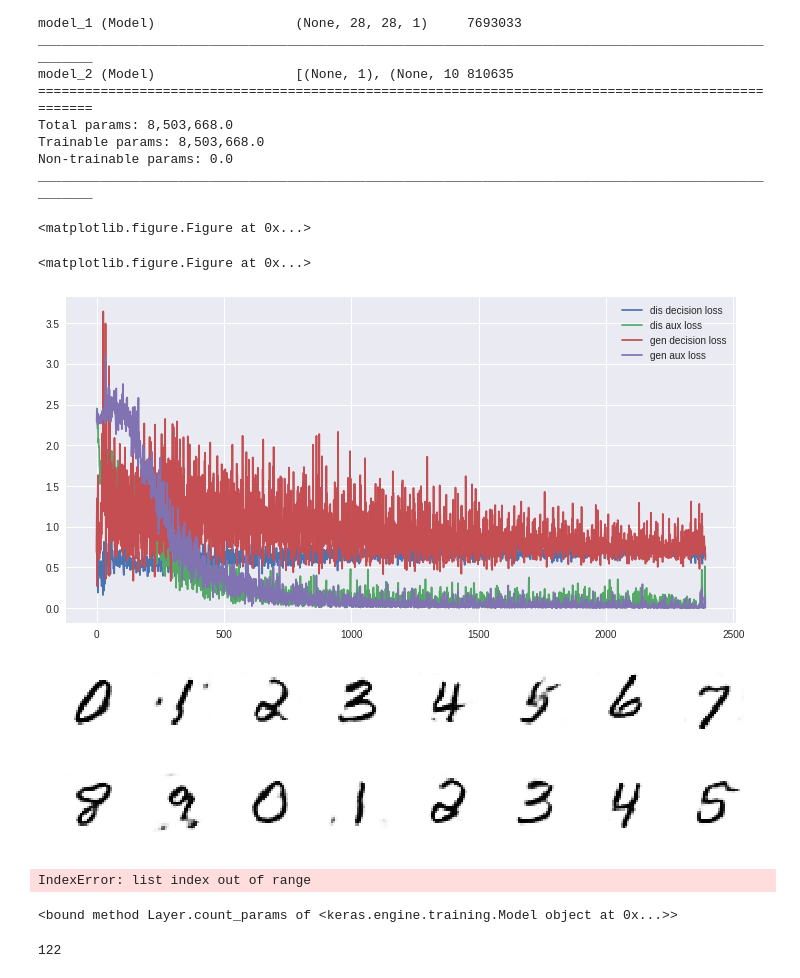
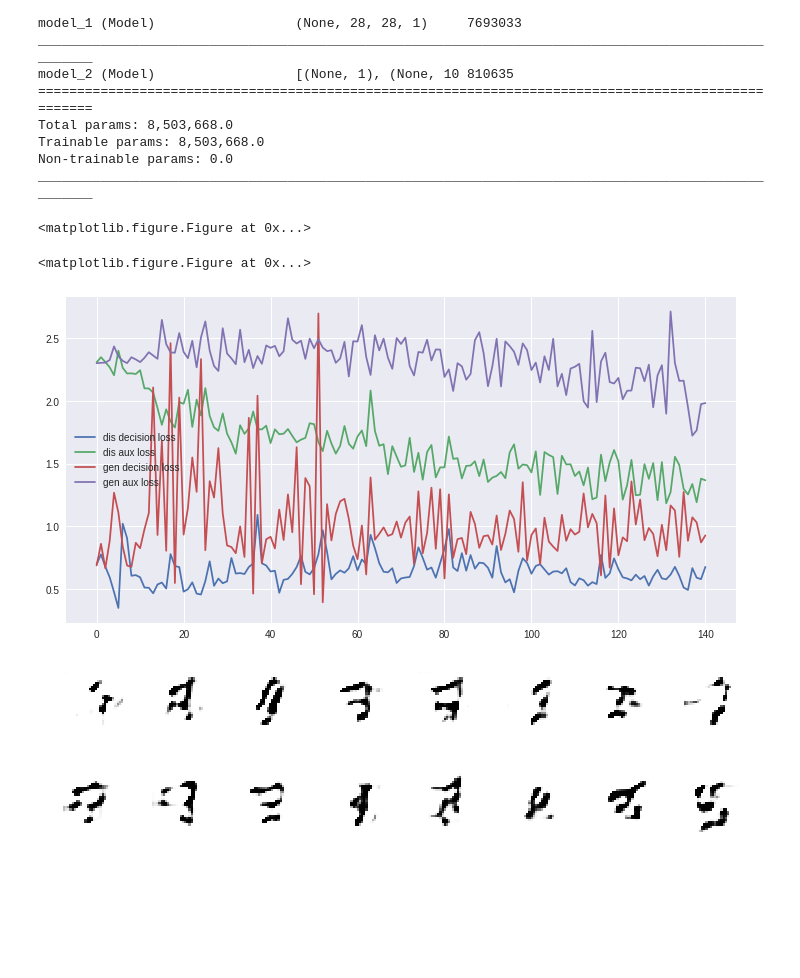
Before and after one commit to Timoeller/DL, a Jupyter notebook: tm_2017-03-11_acGan.ipynb, the cells around one changed output. Drawn from its saved outputs; the diff is of its cells as text; code cells hidden in the pictures; blank space fills up the shorter version.

Commit message:
Keras change adaption?

```diff
--- a/tm_2017-03-11_acGan.ipynb
+++ b/tm_2017-03-11_acGan.ipynb
@@ -46,7 +42,7 @@ g_inp_int = Input(shape=(1,), dtype='int32')
 
 
 x_int = Flatten()(Embedding(10,latent_size,embeddings_initializer='glorot_normal',input_shape=(1,))(g_inp_int))
-x = Multiply([g_inp_z,x_int])
+x = Multiply()([g_inp_z,x_int])
 
 x = Dense(128*14*14)(x)
 x = LeakyReLU()(x)
@@ -72,7 +68,7 @@ generator = Model([g_inp_z,g_inp_int],g_out)
 # %%
 #discriminator
 
-d_opt = RMSprop(lr=0.0008,clipvalue=1,decay=1e-8)
+d_opt = RMSprop(lr=0.0004,clipvalue=1,decay=1e-8)
 d_input = Input(shape=X_train.shape[1:],name="dis_in")
 
 x = Conv2D(128,(3,3),padding='same',strides=(1,1),input_shape=X_train.shape[1:])(d_input)
@@ -185,5 +159,7 @@ def get_gradients(model):
 # %%
 #training
+# set up loss storage vector
+losses = {"df":[],'daux':[], "gf":[], 'gaux':[]}
 from keras.utils.generic_utils import Progbar
 nb_epochs = 1
 batch_size = 25
@@ -207,52 +183,33 @@ for ep in range(nb_epochs):
 
         discriminator.trainable = True
         X_batch = np.concatenate((image_batch,image_gen))
         y_auxbatch = np.concatenate((label_batch,noise_int))
         y_dbatch = np.concatenate((np.ones(batch_size) ,
                                    np.zeros(batch_size) ))
 
         y_dbatch += 0.05 * np.random.random(y_dbatch.shape)
-
-        #y_dbatch[np.random.randint(0,batch_size,size=3)] = 0
+        y_dbatch[np.random.randint(0,batch_size,size=3)] = 0
 
         d_l = discriminator.train_on_batch(X_batch,[y_dbatch,y_auxbatch])
         losses['df'].append(d_l[1])
         losses['daux'].append(d_l[2])
 
 
         #train generator on gan with d untrainable
         discriminator.trainable = False
         noise_z = np.random.normal(0, 1, (batch_size*2, latent_size))
         noise_int = np.random.randint(0,10,size=(batch_size*2))
         g_l = gan.train_on_batch([noise_z,noise_int],
                                  [np.ones(batch_size*2)+np.random.uniform(-0.1,0.1,size=(batch_size*2)),noise_int])
 
         losses['gf'].append(g_l[1])
         losses['gaux'].append(g_l[2])
 
         if(i % 10 == 0):
             plot_loss(losses)
             plot_gen(16)
 # %% [output]
 <matplotlib.figure.Figure at 0x...>
 <matplotlib.figure.Figure at 0x...>
-[figure, old version]
+[figure, new version]
-[figure, old version]
+[figure, new version]
-# %%
-import tensorflow as tf
-
-with tf.Session() as sess:
-
-    get_gradients(discriminator)[0].eval()
-
-sess.close()
-# %% [output]
-IndexError: list index out of range
-# %%
-discriminator.count_params
-# %% [output]
-<bound method Layer.count_params of <keras.engine.training.Model object at 0x...>>
-# %%
-len(losses['daux'])
-# %% [output]
-122
```
Also changed, not shown: parts of 3 cells of this notebook.
